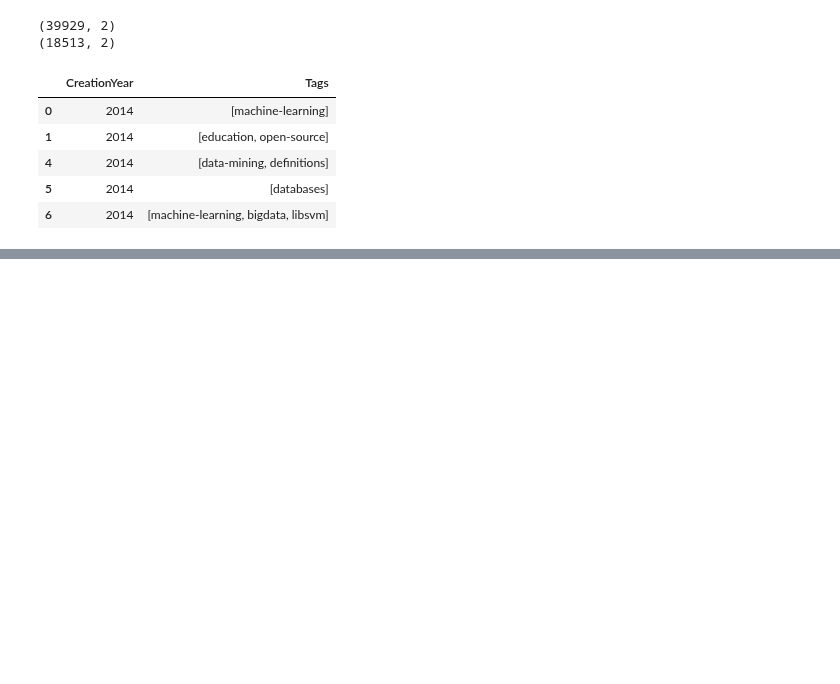
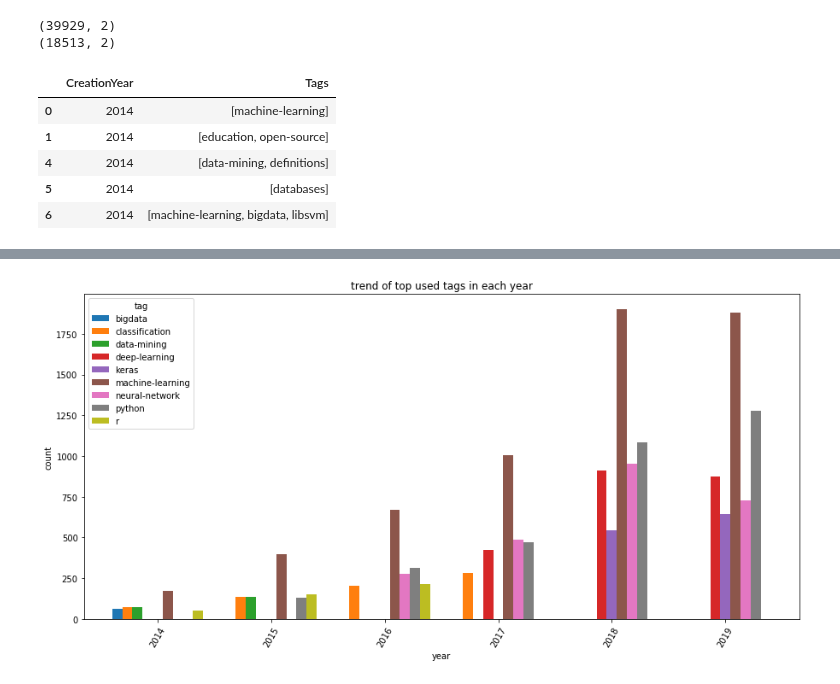
Before and after one commit to maliakber/algorithm-data-model-csc-501, a Jupyter notebook: source/project/project-jupnote.ipynb, the cells around one changed output, grey strips where cells are left out. Drawn from its saved outputs; the diff is of its cells as text; code cells hidden in the pictures; blank space fills up the shorter version.

Commit message:
insights added based on the popular tags of each year

```diff
--- a/source/project/project-jupnote.ipynb
+++ b/source/project/project-jupnote.ipynb
@@ -123,3 +157,10 @@ Wall time: 1.48 s
 | 2 | 2014 | classification | 73 |
 | 3 | 2014 | bigdata | 61 |
 | 4 | 2014 | r | 54 |
+# %%
+popularTagsInYearDf.pivot("year", "tag", "count").plot(kind='bar', figsize=(15, 7), width=0.8, rot=60) # stacked=True
+plt.title("trend of top used tags in each year")
+plt.ylabel('count')
+plt.show()
+# %% [output]
+[figure, added]
```
Also changed, not shown: parts of 16 cells of this notebook.
